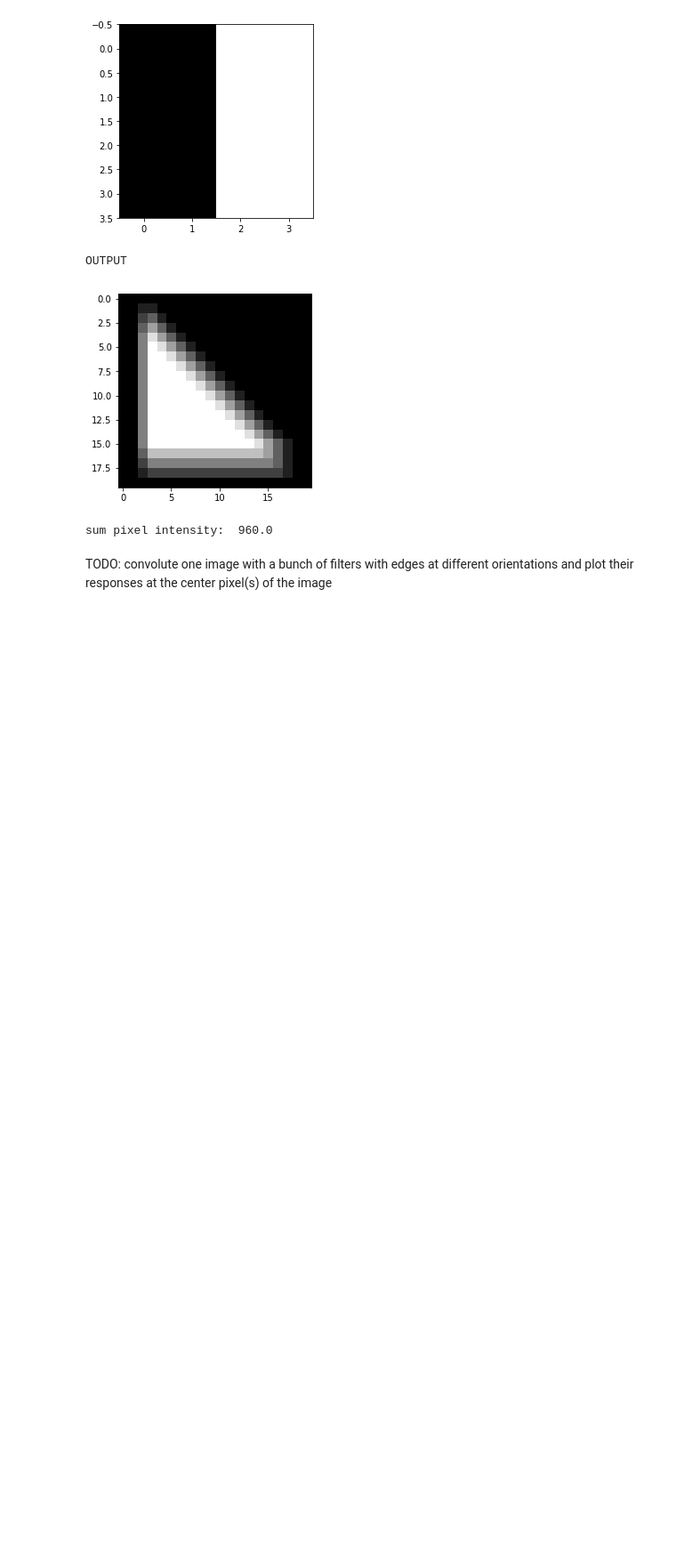
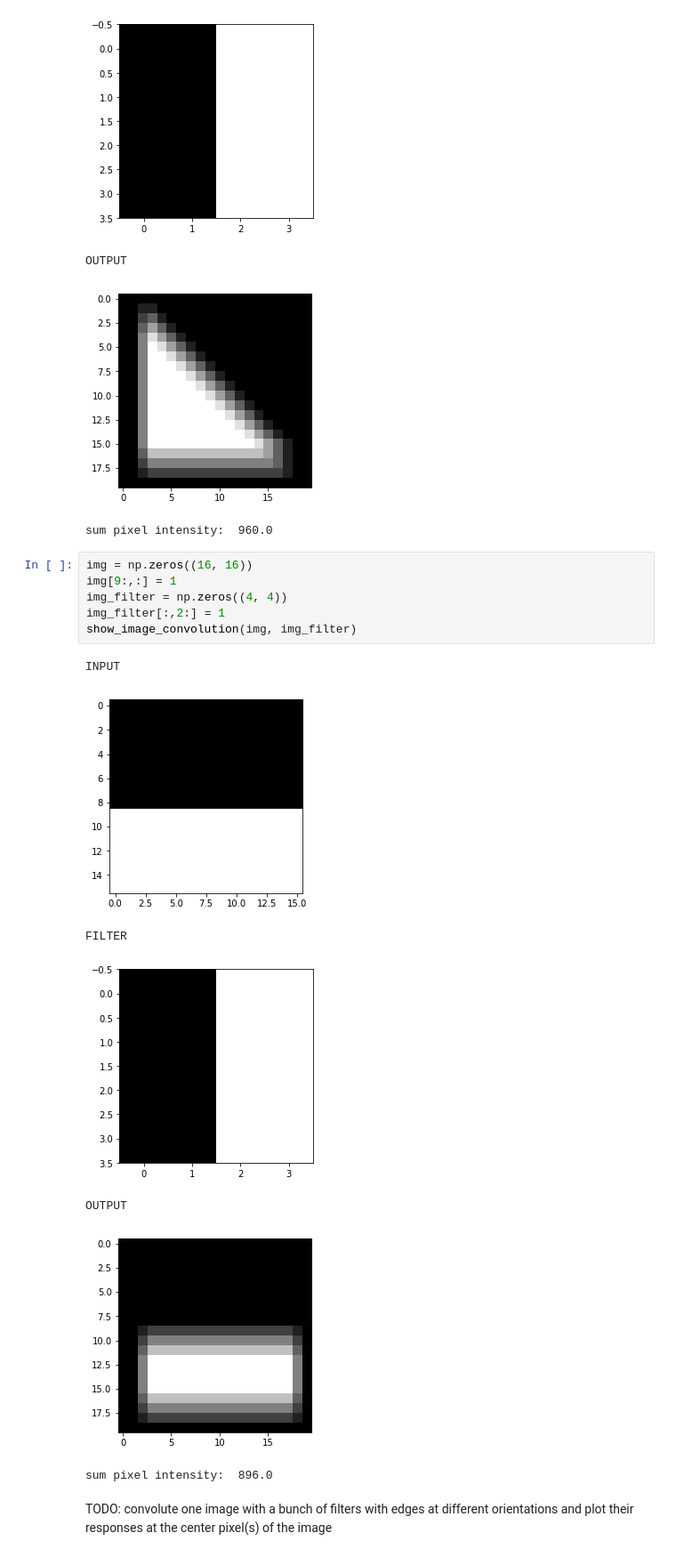
Before and after one commit to brennanmcfarland/computational-perception-class, a Jupyter notebook: CP-A1-bfm21.ipynb, the cells around one changed output. Shown at 89% size. Cells and saved outputs as stored; diff of their text form; blank space fills up the shorter version.

```diff
--- a/CP-A1-bfm21.ipynb
+++ b/CP-A1-bfm21.ipynb
@@ -476,5 +464,19 @@ FILTER
 OUTPUT
 [figure]
 sum pixel intensity:  960.0
+# %%
+img = np.zeros((16, 16))
+img[9:,:] = 1
+img_filter = np.zeros((4, 4))
+img_filter[:,2:] = 1
+show_image_convolution(img, img_filter)
+# %% [output]
+INPUT
+[figure, added]
+FILTER
+[figure, added]
+OUTPUT
+[figure, added]
+sum pixel intensity:  896.0
 # %% [markdown]
 TODO: convolute one image with a bunch of filters with edges at different orientations and plot their responses at the center pixel(s) of the image
```
Also changed, not shown: parts of 4 cells of this notebook.
